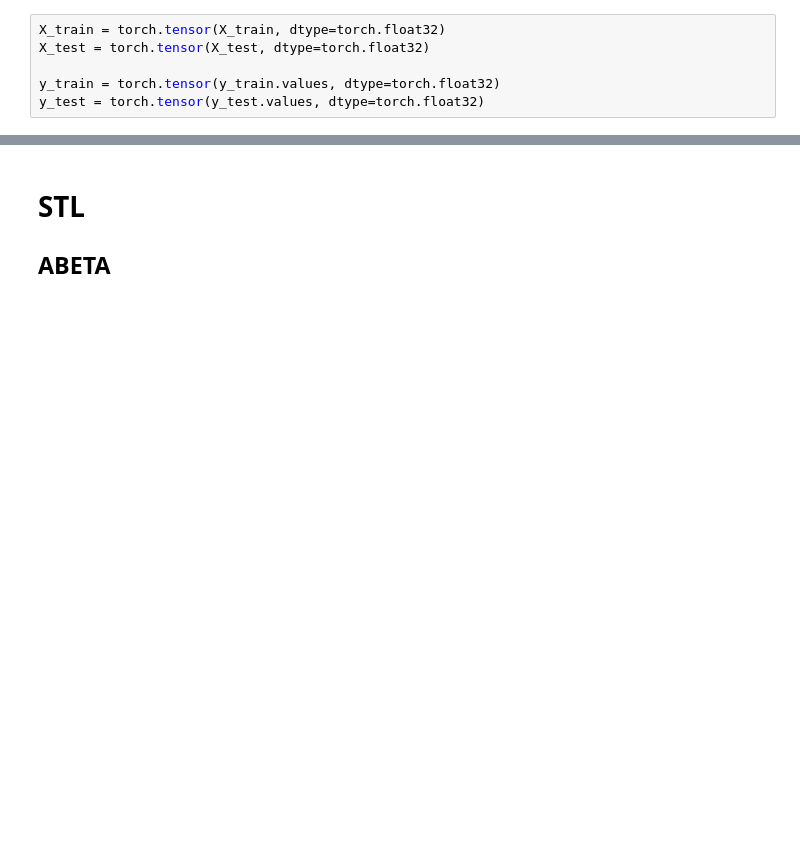
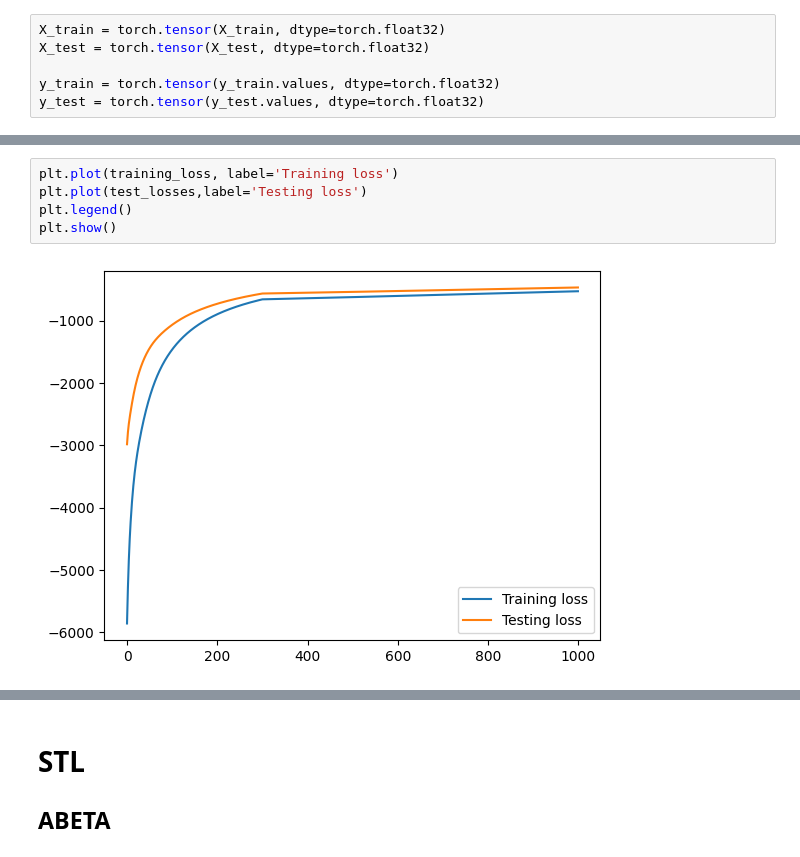
Before and after one commit to Aquila69420/adni-ml, a Jupyter notebook: huw_gpytorch_model.ipynb, the cells around one changed output, grey strips where cells are left out. Saved outputs shown, nothing was run; the diff lists cells and outputs as text; blank space fills up the shorter version.

```diff
--- a/huw_gpytorch_model.ipynb
+++ b/huw_gpytorch_model.ipynb
@@ -119,3 +130,10 @@ KeyboardInterrupt:
+# %%
+plt.plot(training_loss, label='Training loss')
+plt.plot(test_losses,label='Testing loss')
+plt.legend()
+plt.show()
+# %% [output]
+[figure, added]
 # %%
 for param_name, param in model.named_parameters():
     print(f'Parameter name: {param_name:42} value = {param.tolist()}')
```
Also changed, not shown: parts of 6 cells of this notebook.
